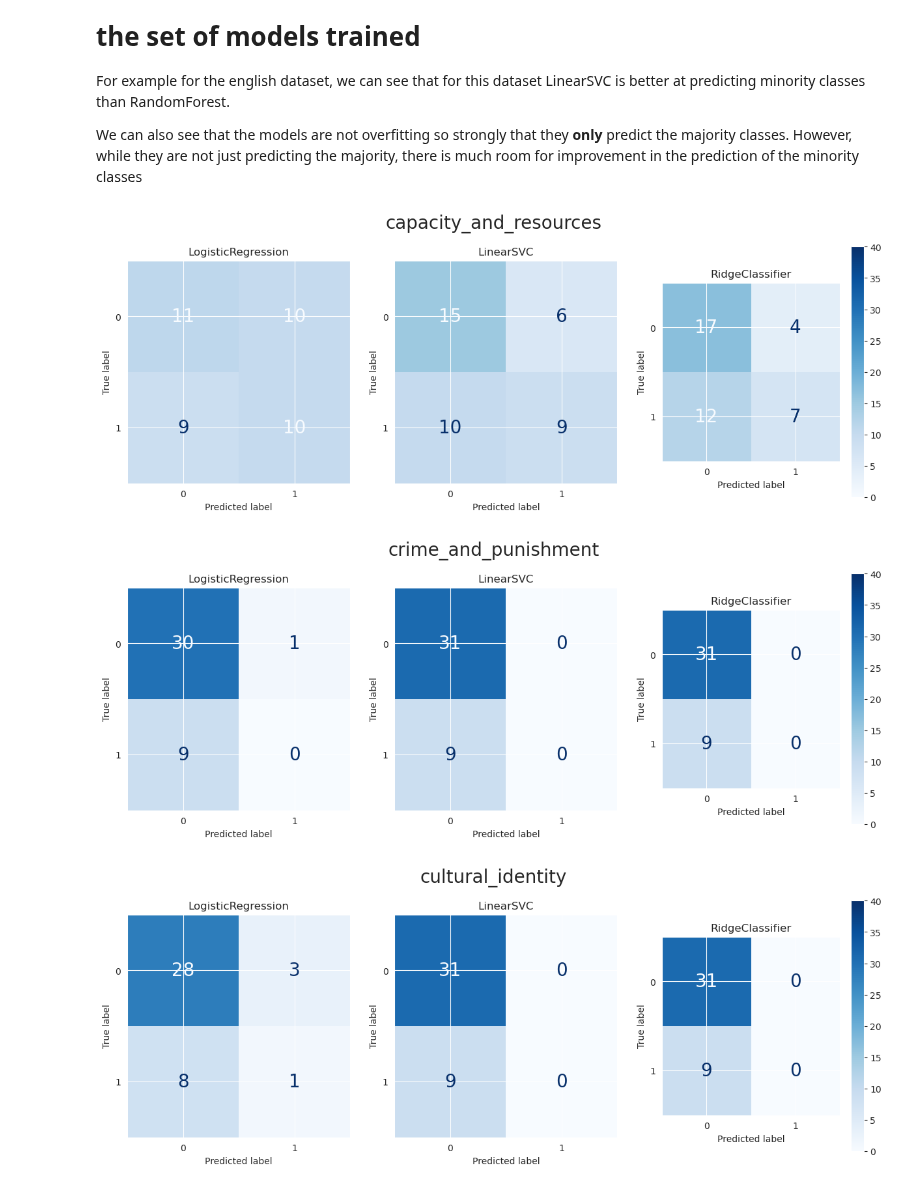
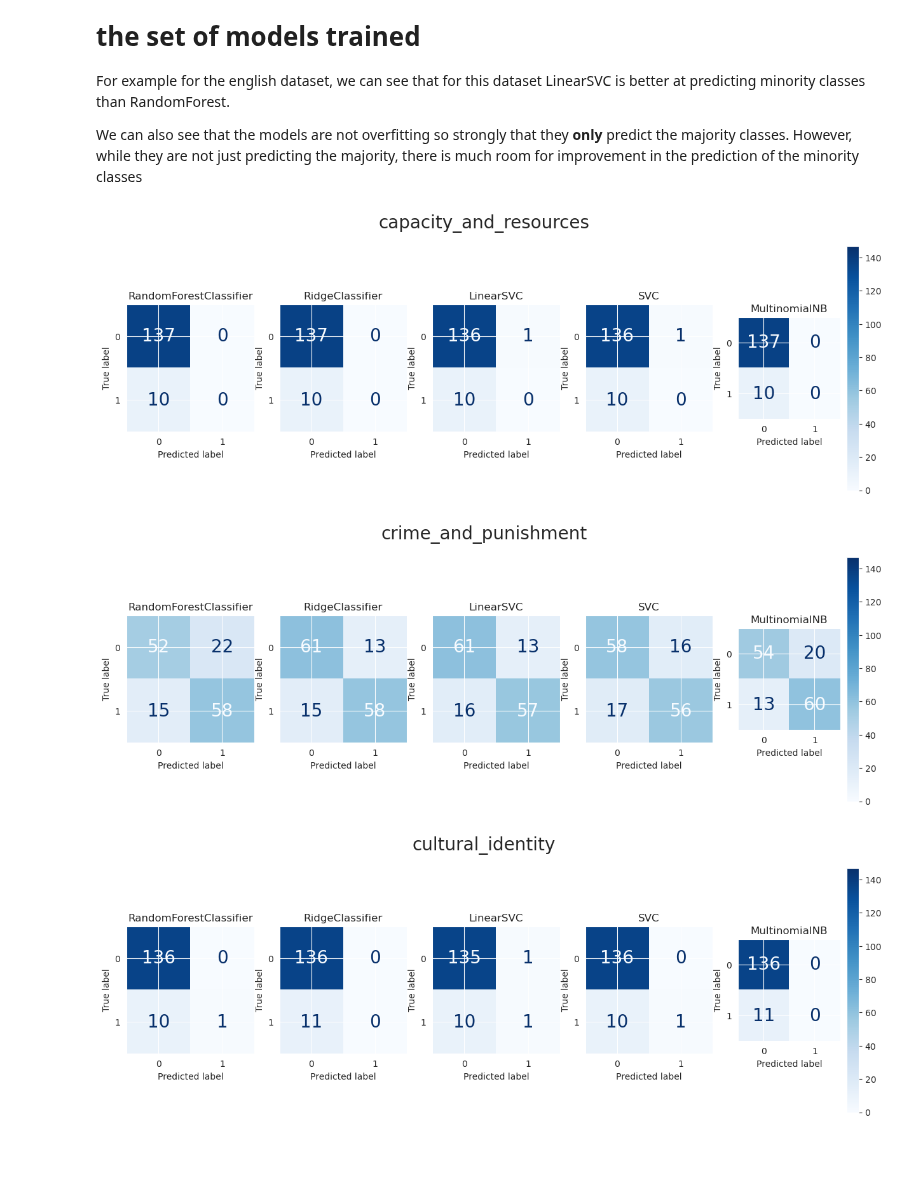
Before and after one commit to JdbermeoUZH/policy-framing, a Jupyter notebook: documentation/analyses/Default classifiers/Sanity Check.ipynb, the cells around one changed output. Drawn from its saved outputs; the diff is of its cells as text; code cells hidden in the pictures; blank space fills up the shorter version.

Commit message:
added NaiveBayes classifiers and switched to measuring performance with 3 folds instead of 10

```diff
--- a/documentation/analyses/Default classifiers/Sanity Check.ipynb
+++ b/documentation/analyses/Default classifiers/Sanity Check.ipynb
@@ -156,12 +157,12 @@ Also check the difference between train and test
 # %%
 data_dir = os.path.join('..', '..' ,'..', 'data')
 models = {
-    'en': (RandomForestClassifier(), RidgeClassifier(), LinearSVC(), SVC()),
-    'it': (LogisticRegression(penalty='none'), RandomForestClassifier(), XGBClassifier(verbosity=0, silent=True) , LinearSVC()),
-    'fr': (XGBClassifier(verbosity=0, silent=True), LinearSVC(), LogisticRegression(penalty='none')),
-    'po': (LogisticRegression(penalty='none'), RandomForestClassifier(), LinearSVC()),
+    'en': (RandomForestClassifier(), RidgeClassifier(), LinearSVC(), SVC(), MultinomialNB()),
+    'it': (ComplementNB(), LogisticRegression(penalty='none'), RandomForestClassifier()),
+    'fr': (LinearSVC(), ComplementNB(), XGBRFClassifier(verbosity=0, silent=True), XGBClassifier(verbosity=0, silent=True)),
+    'po': (LogisticRegression(penalty='none'), LinearSVC(), RandomForestClassifier()),
     'ru': (XGBClassifier(verbosity=0, silent=True), LinearSVC(), LogisticRegression(penalty='none')),
-    'ge': (LogisticRegression(penalty='none'), LinearSVC(), RidgeClassifier()),
+    'ge': (LogisticRegression(penalty='none'), ComplementNB(), XGBRFClassifier(verbosity=0, silent=True)),
 }
 # %%
 ordered_labels_, num_samples_test_, cm_matrices_ = get_confusion_matrices(models=models, n_splits=3)
@@ -276,16 +277,16 @@ For example for the english dataset, we can see that for this dataset LinearSVC
 
 We can also see that the models are not overfitting so strongly that they **only** predict the majority classes. However, while they are not just predicting the majority, there is much room for improvement in the prediction of the minority classes
 # %%
-language = 'ge'  # ['en', 'it', 'fr', 'po', 'ru', 'ge']
+language = 'en'  # ['en', 'it', 'fr', 'po', 'ru', 'ge']
 
 plot_cms_multiple_models(
     confusion_matrices_various_models=cm_matrices_[language],
     ordered_labels=ordered_labels_,
     v_max=num_samples_test_[language],
     font_size=20,
     figsize=(15,5)
 )
 # %% [output]
-[figure, old version]
+[figure, new version]
-[figure, old version]
+[figure, new version]
-[figure, old version]
+[figure, new version]
```
Also changed, not shown: parts of 4 cells of this notebook, 6 other files.
